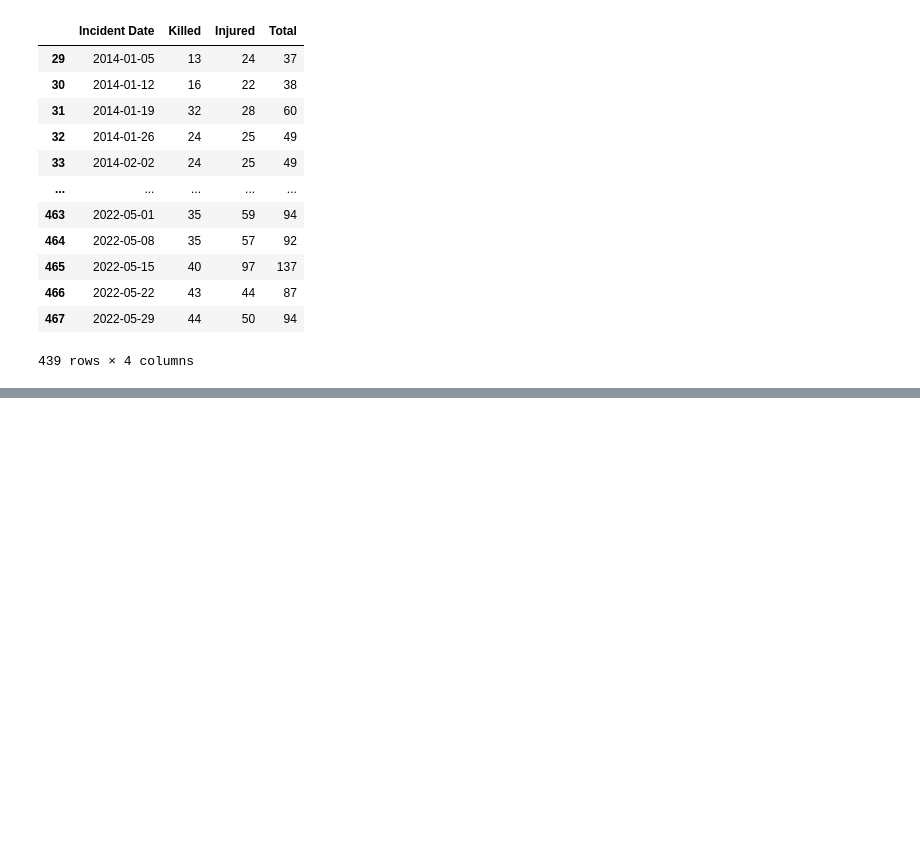
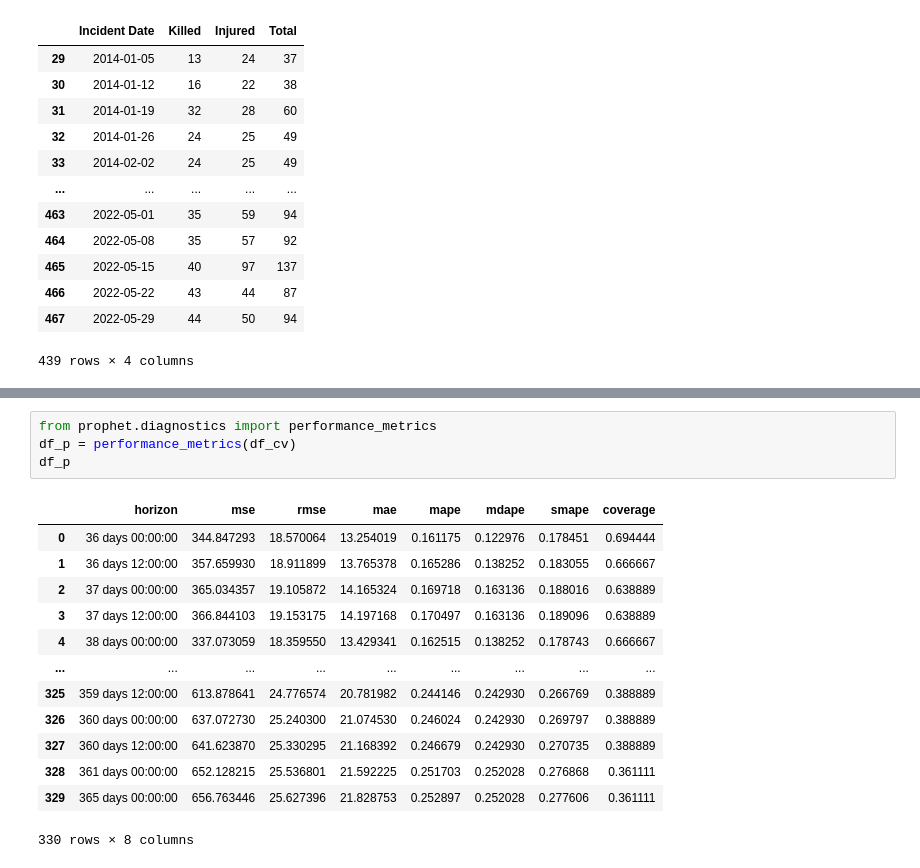
Before and after one commit to jarrettdev/US-Gun-Violence-Forecasting, a Jupyter notebook: gun-violence-prediction-ts-forecasting.ipynb, the cells around one changed output, grey strips where cells are left out. Drawn from its saved outputs; the diff is of its cells as text; blank space fills up the shorter version.

```diff
--- a/gun-violence-prediction-ts-forecasting.ipynb
+++ b/gun-violence-prediction-ts-forecasting.ipynb
@@ -228,0 +276,18 @@ plot_plotly(m, forecast)
+# %%
+from prophet.diagnostics import performance_metrics
+df_p = performance_metrics(df_cv)
+df_p
+# %% [output]
+|  | horizon | mse | rmse | mae | mape | mdape | smape | coverage |
+| 0 | 36 days 00:00:00 | 344.847293 | 18.570064 | 13.254019 | 0.161175 | 0.122976 | 0.178451 | 0.694444 |
+| 1 | 36 days 12:00:00 | 357.659930 | 18.911899 | 13.765378 | 0.165286 | 0.138252 | 0.183055 | 0.666667 |
+| 2 | 37 days 00:00:00 | 365.034357 | 19.105872 | 14.165324 | 0.169718 | 0.163136 | 0.188016 | 0.638889 |
+| 3 | 37 days 12:00:00 | 366.844103 | 19.153175 | 14.197168 | 0.170497 | 0.163136 | 0.189096 | 0.638889 |
+| 4 | 38 days 00:00:00 | 337.073059 | 18.359550 | 13.429341 | 0.162515 | 0.138252 | 0.178743 | 0.666667 |
+| ... | ... | ... | ... | ... | ... | ... | ... | ... |
+| 325 | 359 days 12:00:00 | 613.878641 | 24.776574 | 20.781982 | 0.244146 | 0.242930 | 0.266769 | 0.388889 |
+| 326 | 360 days 00:00:00 | 637.072730 | 25.240300 | 21.074530 | 0.246024 | 0.242930 | 0.269797 | 0.388889 |
+| 327 | 360 days 12:00:00 | 641.623870 | 25.330295 | 21.168392 | 0.246679 | 0.242930 | 0.270735 | 0.388889 |
+| 328 | 361 days 00:00:00 | 652.128215 | 25.536801 | 21.592225 | 0.251703 | 0.252028 | 0.276868 | 0.361111 |
+| 329 | 365 days 00:00:00 | 656.763446 | 25.627396 | 21.828753 | 0.252897 | 0.252028 | 0.277606 | 0.361111 |
+330 rows × 8 columns
```
Also changed, not shown: parts of 13 cells of this notebook.
